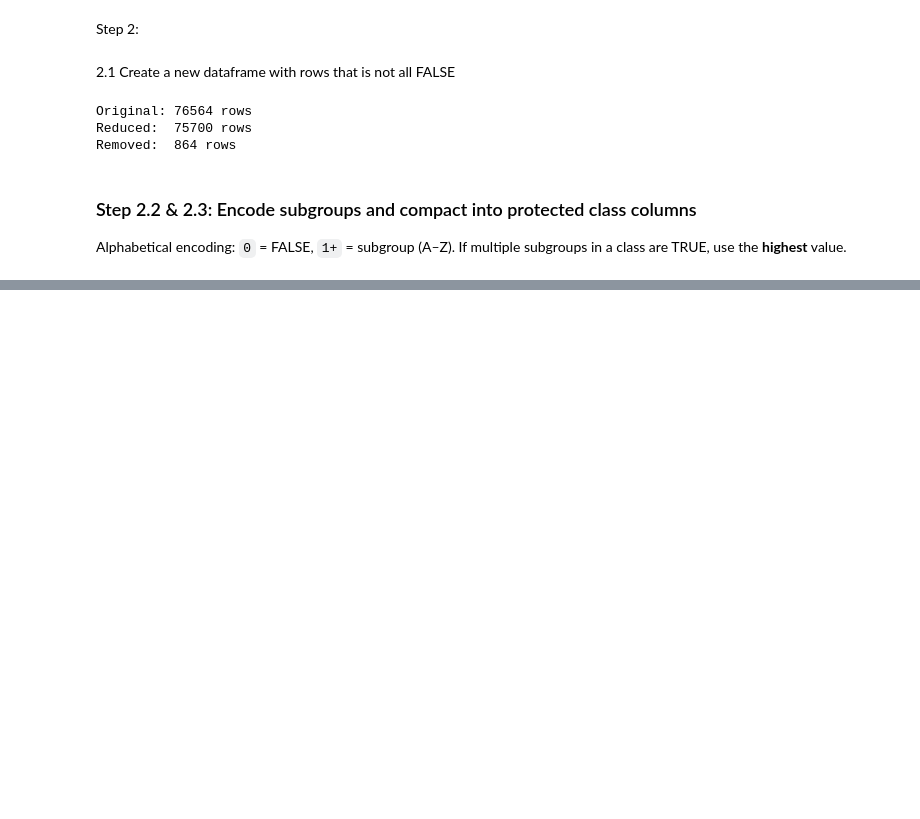
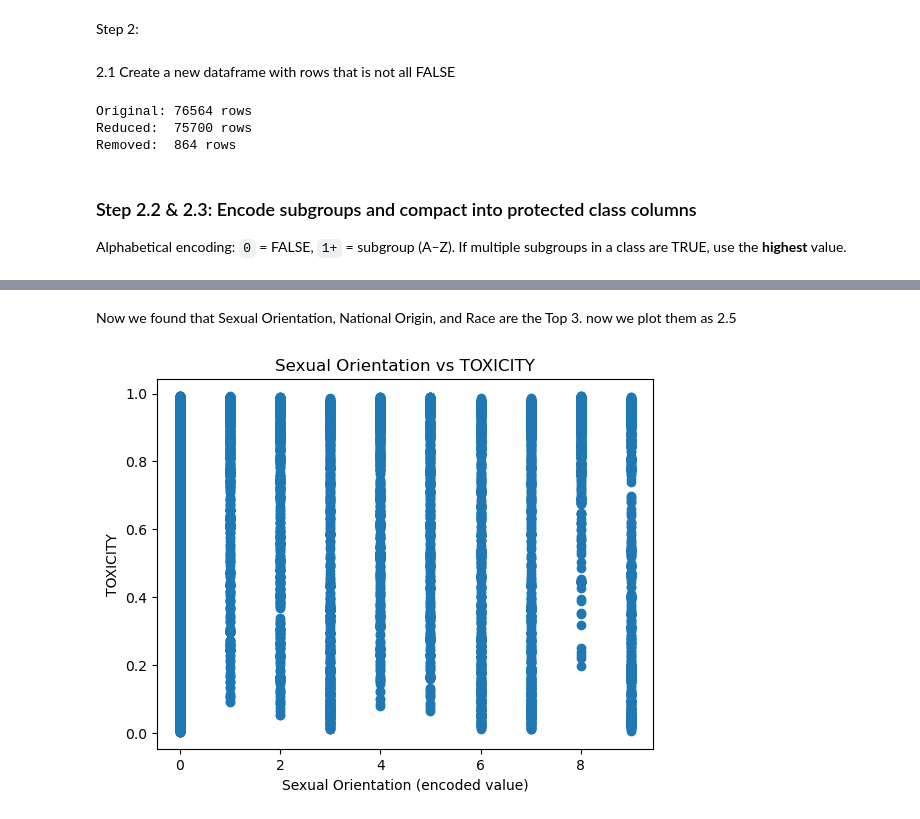
Before and after one commit to lukeckk/CS6603_2026_Summer, a Jupyter notebook: Porject_3_AI_ML_Part_1/notebook_part1.ipynb, the cells around one changed output, grey strips where cells are left out. Cells and saved outputs as stored; diff of their text form; code cells hidden in the pictures; blank space fills up the shorter version.

```diff
--- a/Porject_3_AI_ML_Part_1/notebook_part1.ipynb
+++ b/Porject_3_AI_ML_Part_1/notebook_part1.ipynb
@@ -165,0 +189,12 @@ Disability: min=0, max=3, unique=[np.int64(0), np.int64(1), np.int64(2), np.int6
+# %% [markdown]
+Now we found that Sexual Orientation, National Origin, and Race are the Top 3. now we plot them as 2.5
+# %%
+import matplotlib.pyplot as plt
+
+plt.scatter(df_compacted['Sexual Orientation'], df_compacted['TOXICITY'])
+plt.xlabel('Sexual Orientation (encoded value)')
+plt.ylabel('TOXICITY')
+plt.title('Sexual Orientation vs TOXICITY')
+plt.show()
+# %% [output]
+[figure, added]
```
Also changed, not shown: parts of 7 cells of this notebook.
